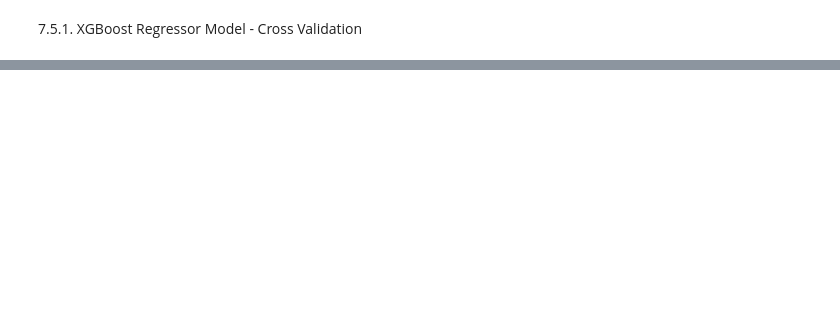
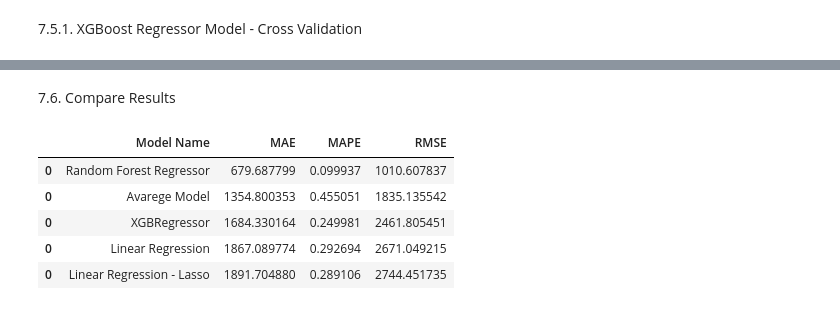
Before and after one commit to leticiafurletti/Rossmann_store_sales_prediction, a Jupyter notebook: Rossmann_project.ipynb, the cells around one changed output, grey strips where cells are left out. Drawn from its saved outputs; the diff is of its cells as text; code cells hidden in the pictures; blank space fills up the shorter version.

```diff
--- a/Rossmann_project.ipynb
+++ b/Rossmann_project.ipynb
@@ -1404,0 +1380,18 @@ xgb_result
+# %%
+
+# Model
+model_xgb = xgb.XGBRegressor(
+    objective = 'reg:squarederror',
+    n_estimators = 100,
+    eta = 0.01,
+    max_depth = 10,
+    subsample=0.7,
+    colsample_bytree=0.9
+).fit(x_train, y_train)
+
+# Prediction
+yhat_xgb = model_xgb.predict(x_test)
+
+# Performance
+xgb_result = ml_error('XGBRegressor', np.expm1(y_test), np.expm1(yhat_xgb))
+xgb_result
@@ -1407,0 +1409,12 @@ xgb_result_cv
+# %% [markdown]
+7.6. Compare Results
+# %%
+modeling_results = pd.concat([baseline_result, lr_result, lrr_result, rf_result, xgb_result])
+modeling_results.sort_values('RMSE')
+# %% [output]
+|  | Model Name | MAE | MAPE | RMSE |
+| 0 | Random Forest Regressor | 679.687799 | 0.099937 | 1010.607837 |
+| 0 | Avarege Model | 1354.800353 | 0.455051 | 1835.135542 |
+| 0 | XGBRegressor | 1684.330164 | 0.249981 | 2461.805451 |
+| 0 | Linear Regression | 1867.089774 | 0.292694 | 2671.049215 |
+| 0 | Linear Regression - Lasso | 1891.704880 | 0.289106 | 2744.451735 |
```
Also changed, not shown: parts of 41 cells of this notebook.
